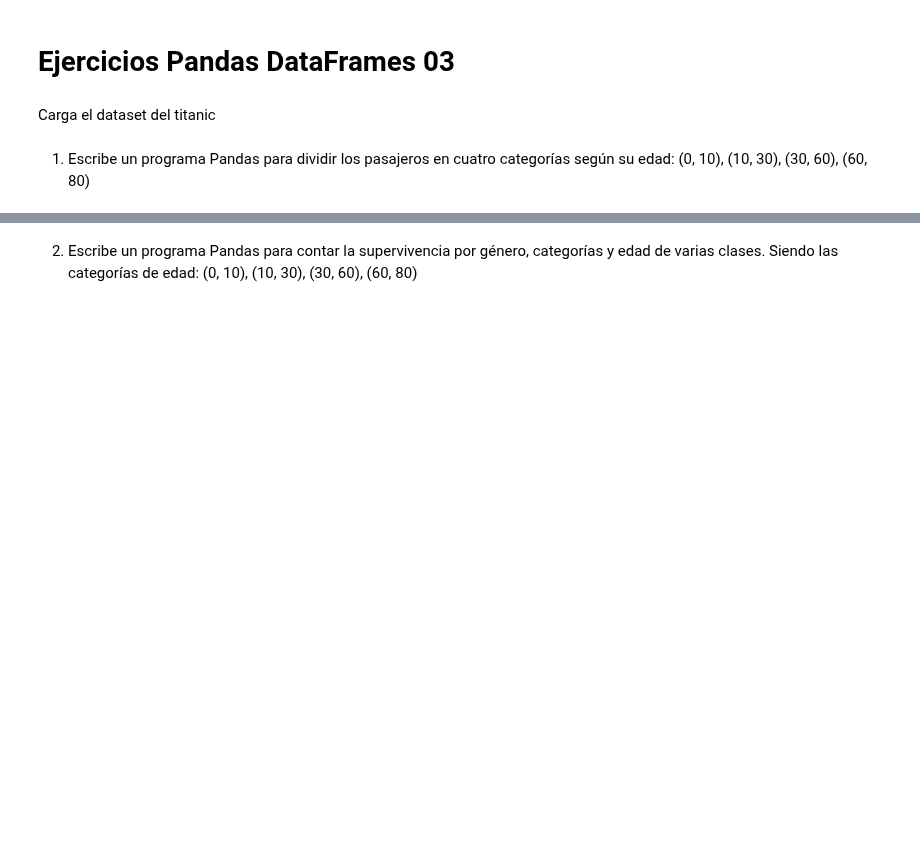
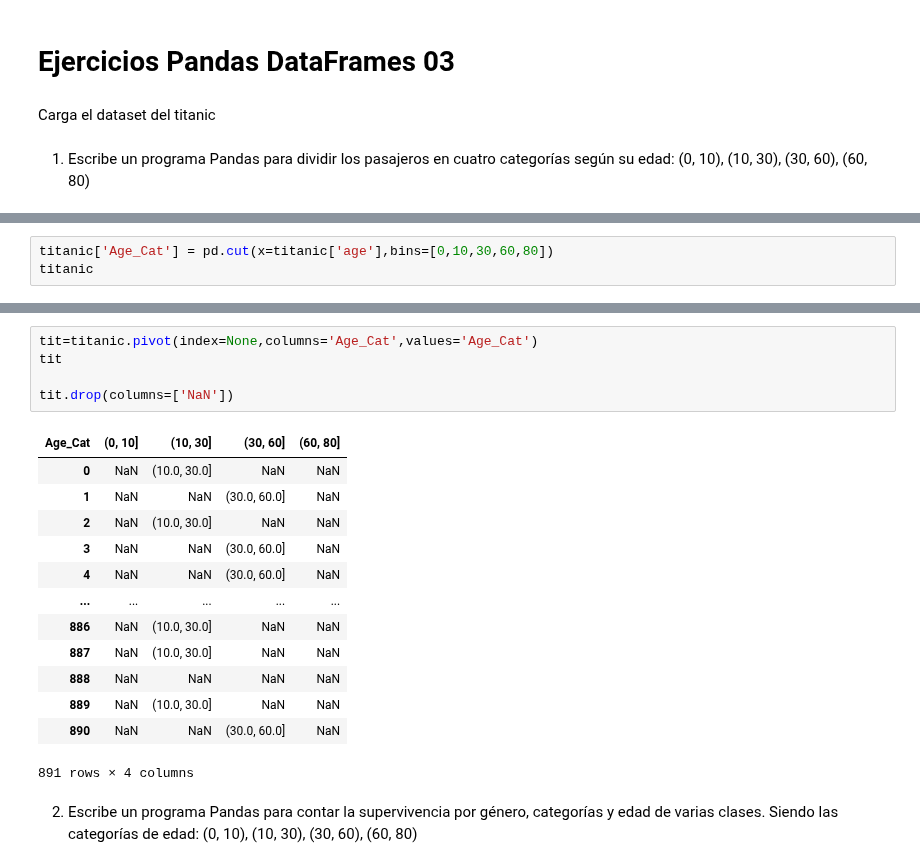
Before and after one commit to Senador05/phyton, a Jupyter notebook: Numpy/Pandas/03.3.Ejercicios_panda_DataFrames_3.ipynb, the cells around one changed output, grey strips where cells are left out. Cells and saved outputs as stored; diff of their text form; blank space fills up the shorter version.

```diff
--- a/Numpy/Pandas/03.3.Ejercicios_panda_DataFrames_3.ipynb
+++ b/Numpy/Pandas/03.3.Ejercicios_panda_DataFrames_3.ipynb
@@ -24,0 +42,3 @@ titanic
+# %%
+titanic['Age_Cat'] = pd.cut(x=titanic['age'],bins=[0,10,30,60,80])
+titanic
@@ -25,2 +59,21 @@ titanic
+# %%
+tit=titanic.pivot(index=None,columns='Age_Cat',values='Age_Cat')
+tit
+
+tit.drop(columns=['NaN'])
+# %% [output]
+| Age_Cat | (0, 10] | (10, 30] | (30, 60] | (60, 80] |
+| 0 | NaN | (10.0, 30.0] | NaN | NaN |
+| 1 | NaN | NaN | (30.0, 60.0] | NaN |
+| 2 | NaN | (10.0, 30.0] | NaN | NaN |
+| 3 | NaN | NaN | (30.0, 60.0] | NaN |
+| 4 | NaN | NaN | (30.0, 60.0] | NaN |
+| ... | ... | ... | ... | ... |
+| 886 | NaN | (10.0, 30.0] | NaN | NaN |
+| 887 | NaN | (10.0, 30.0] | NaN | NaN |
+| 888 | NaN | NaN | NaN | NaN |
+| 889 | NaN | (10.0, 30.0] | NaN | NaN |
+| 890 | NaN | NaN | (30.0, 60.0] | NaN |
+891 rows × 4 columns
 # %% [markdown]
 2. Escribe un programa Pandas para contar la supervivencia por género, categorías y edad de varias clases. Siendo las categorías de edad: (0, 10), (10, 30), (30, 60), (60, 80)
```
Also changed, not shown: parts of 6 cells of this notebook.
